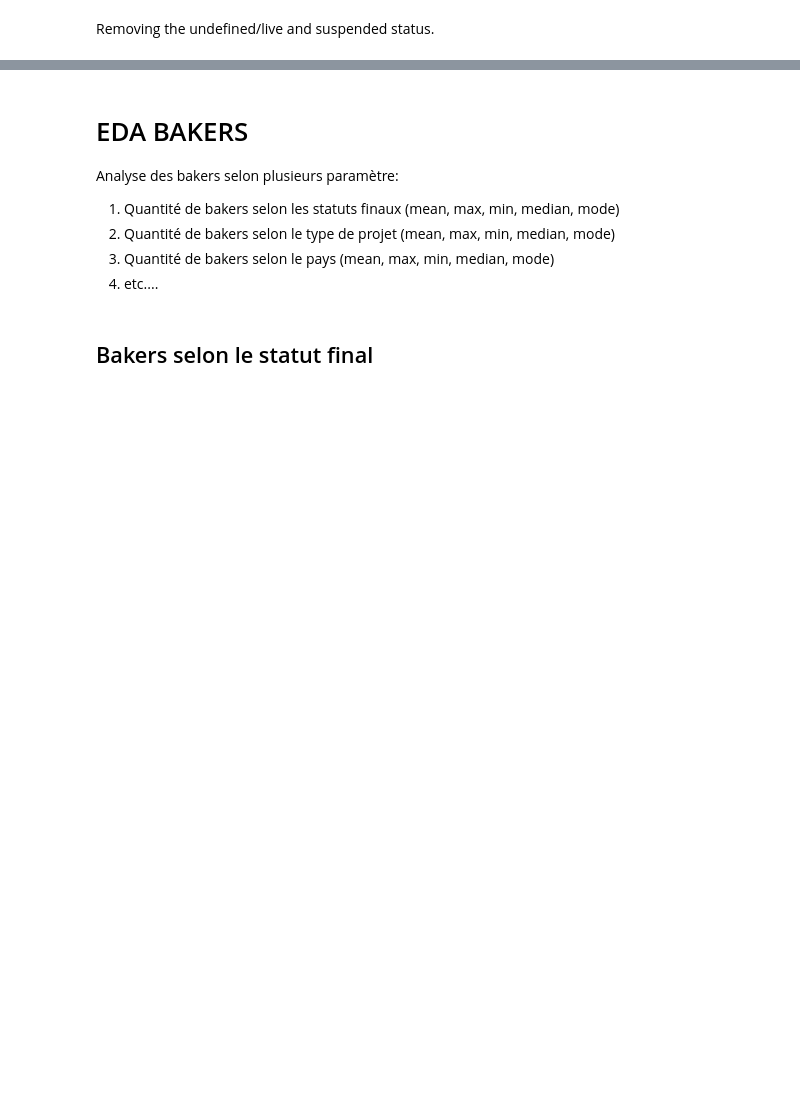
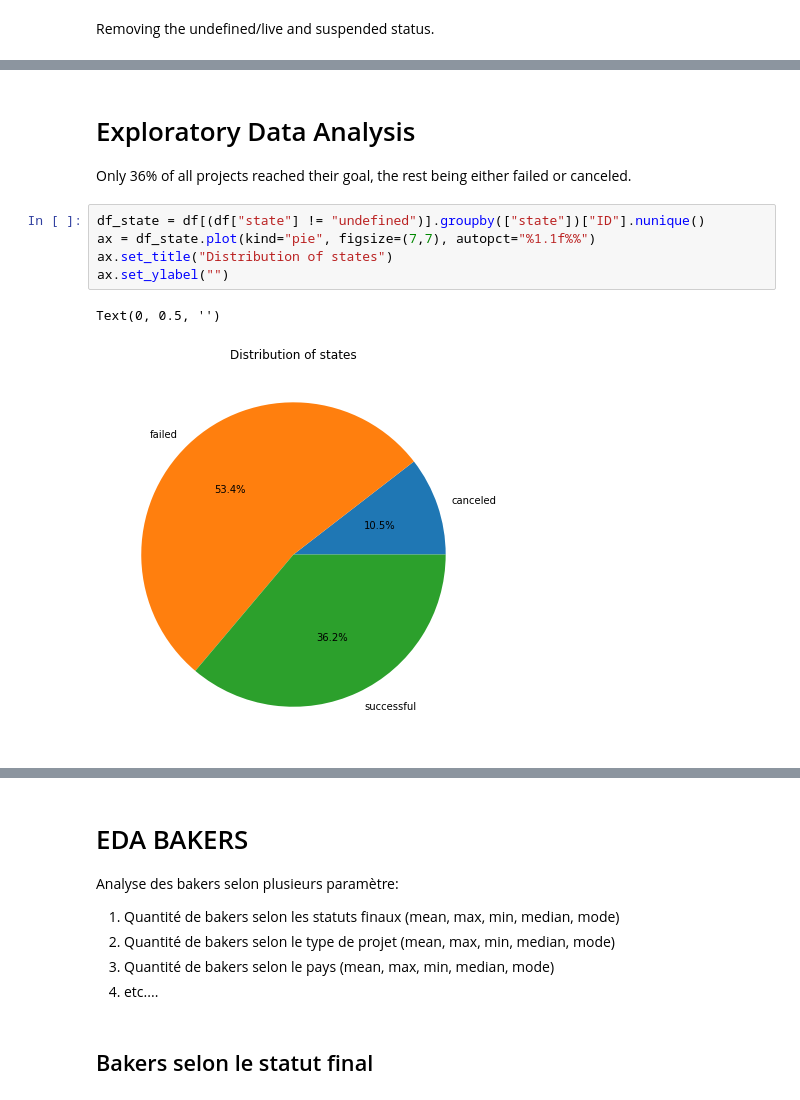
Before and after one commit to tbacha/DMML2019_Team_Apple, a Jupyter notebook: code/Kickstarter_notebook_Team_Apple.ipynb, the cells around one changed output, grey strips where cells are left out. Drawn from its saved outputs; the diff is of its cells as text; blank space fills up the shorter version.

Commit message:
dataCleaning done
Please use this file for EDA. If you find noisy data please send a message on Slack.

```diff
--- a/code/Kickstarter_notebook_Team_Apple.ipynb
+++ b/code/Kickstarter_notebook_Team_Apple.ipynb
@@ -92,0 +135,11 @@ df1.shape
+# %% [markdown]
+# Exploratory Data Analysis
+Only 36% of all projects reached their goal, the rest being either failed or canceled.
+# %%
+df_state = df[(df["state"] != "undefined")].groupby(["state"])["ID"].nunique()
+ax = df_state.plot(kind="pie", figsize=(7,7), autopct="%1.1f%%")
+ax.set_title("Distribution of states")
+ax.set_ylabel("")
+# %% [output]
+Text(0, 0.5, '')
+[figure, added]
```
Also changed, not shown: parts of 39 cells of this notebook.
